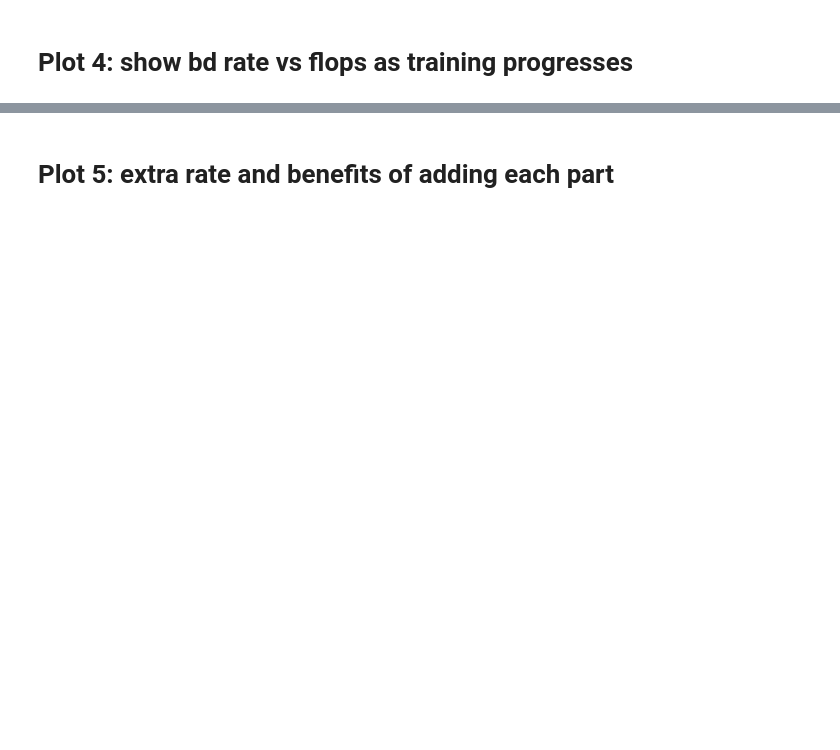
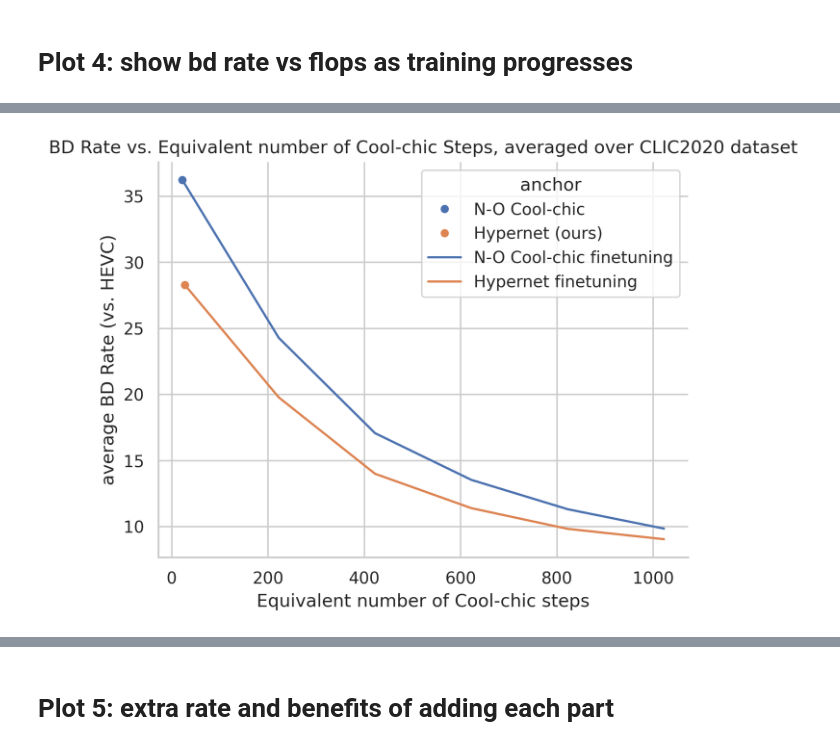
Before and after one commit to pepborrell/cool-chic, a Jupyter notebook: notebooks/plots.ipynb, the cells around one changed output, grey strips where cells are left out. Drawn from its saved outputs; the diff is of its cells as text; code cells hidden in the pictures; blank space fills up the shorter version.

```diff
--- a/notebooks/plots.ipynb
+++ b/notebooks/plots.ipynb
@@ -35,14 +8,0 @@ plt.rcParams["figure.dpi"] = 300
-# %%
-patch = (512, 768)  # all kodak images are 512x768
-flops = {
-    "coolchic": (
-        coolchic_fwd := get_hypernet_flops(
-            DeltaWholeNet, get_coolchic_flops=True, patch_size=patch
-        )
-    ),
-    "coolchic_step": 3 * coolchic_fwd,
-    "N-O Cool-chic": get_hypernet_flops(NOWholeNet, patch_size=patch),
-    "Hypernet (ours)": get_hypernet_flops(DeltaWholeNet, patch_size=patch),
-}
-flops_per_pixel = {k: v / (patch[0] * patch[1]) for k, v in flops.items()}
-flops_per_pixel
@@ -294,0 +401,77 @@ sns.despine()
+# %%
+import matplotlib.pyplot as plt
+import seaborn as sns
+import pandas as pd
+
+fig, ax = plt.subplots()
+
+# Scatter plot of raw data
+scatter_data = metrics_df[metrics_df["dataset"] == dataset]
+sns.scatterplot(
+    data=scatter_data,
+    x="num_coolchic_steps",
+    y="bd_rate",
+    hue="method",
+    ax=ax,
+)
+
+# Print scatter plot data
+print("=== Scatter Data ===")
+print(scatter_data[["num_coolchic_steps", "bd_rate", "method"]])
+
+# Create averaged lineplot data
+avg_bd_df = (
+    bd_df.groupby(["anchor", "n_itr"])
+    .agg({"bd_rate": "mean", "num_coolchic_steps": "mean"})
+    .reset_index()
+)
+
+# Add initial points (n_itr = 0) to the average data for visualizing finetuning starting points
+init_points = (
+    metrics_df[metrics_df["dataset"] == dataset][
+        ["num_coolchic_steps", "bd_rate", "method"]
+    ]
+    .rename(columns={"method": "anchor"})
+    .assign(
+        anchor=lambda df: df["anchor"]
+        .apply(lambda x: x.strip(" (ours)"))
+        .apply(lambda x: f"{x} finetuning"),
+        n_itr=0,
+    )
+)
+
+# Concatenate init points to averaged data
+avg_bd_df = pd.concat([avg_bd_df, init_points])
+
+# Filter out final iteration points if needed
+avg_bd_df = avg_bd_df[avg_bd_df.n_itr != 100]
+
+# Define hue order to match scatter plot
+methods_used = [
+    f"{name.strip(' (ours)')} finetuning" for name in metrics_df.method.unique()
+]
+
+# Plot average BD rate over steps
+sns.lineplot(
+    data=avg_bd_df,
+    x="num_coolchic_steps",
+    y="bd_rate",
+    hue="anchor",
+    hue_order=methods_used,
+    ax=ax,
+)
+
+# Print line plot data
+print("=== Line Data ===")
+print(avg_bd_df[["num_coolchic_steps", "bd_rate", "anchor", "n_itr"]])
+
+# Titles and labels
+ax.set_title(
+    f"BD Rate vs. Equivalent number of Cool-chic Steps, averaged over {'CLIC2020' if dataset == 'clic20-pro-valid' else 'Kodak' if dataset == 'kodak' else None} dataset"
+)
+ax.set_xlabel("Equivalent number of Cool-chic steps")
+ax.set_ylabel("average BD Rate (vs. HEVC)")
+
+# Style
+sns.despine()
+# %% [output]
@@ -295,3 +496,4 @@ sns.despine()
+[figure, added]
 # %%
 # MACs per pixel of a Cool-chic training step.
 flops["coolchic_step"] / (512**2)
```
Also changed, not shown: parts of 20 cells of this notebook.
